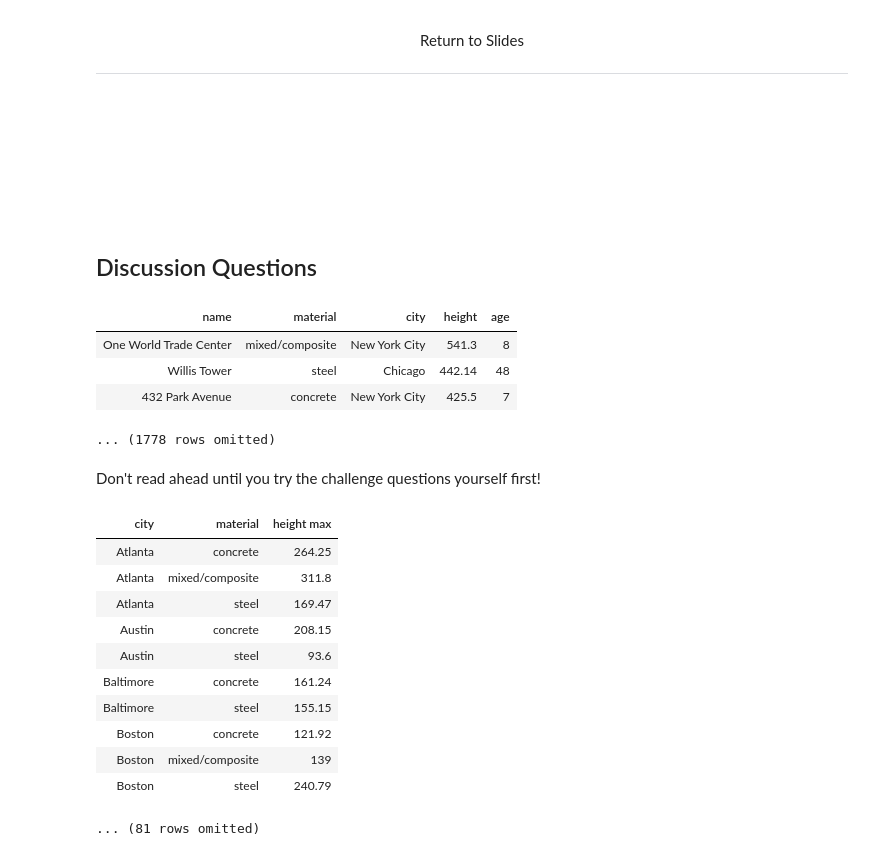
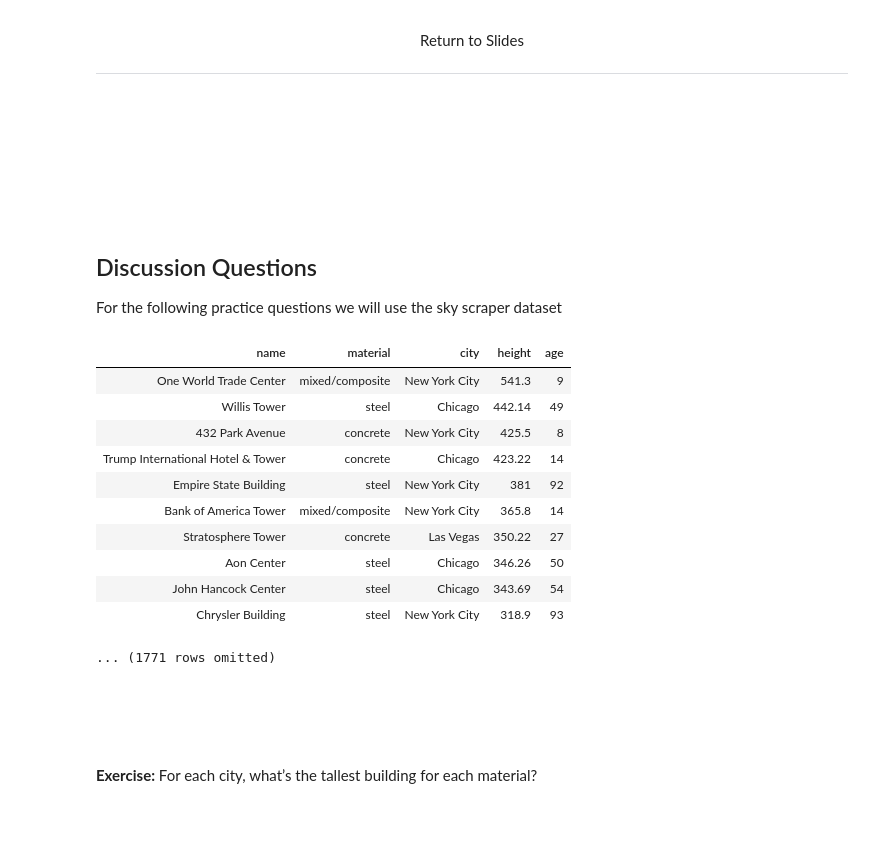
Before and after one commit to data-8/materials-sp23, a Jupyter notebook: lec/lec11.ipynb, the cells around one changed output. Cells and saved outputs as stored; diff of their text form; code cells hidden in the pictures; blank space fills up the shorter version.

```diff
--- a/lec/lec11.ipynb
+++ b/lec/lec11.ipynb
@@ -442,21 +470,34 @@ drinks.join('Cafe', drinks, 'Cafe')
 ---
 
 <br><br><br><br><br>
-# %% [markdown]
-## Discussion Questions ##
+# %% [markdown]
+## Discussion Questions
+
+For the following practice questions we will use the sky scraper dataset
 # %%
 # From the CORGIS Dataset Project
 # By Austin Cory Bart acbart@vt.edu
 # Version 2.0.0, created 3/22/2016
 # https://corgis-edu.github.io/corgis/csv/skyscrapers/
 
-sky = Table.read_table('skyscrapers.csv')
-sky = (sky.with_column('age', 2022 - sky.column('completed'))
-          .drop('completed'))
-sky.show(3)
+this_year = 2023
+sky = Table.read_table("skyscrapers.csv")
+sky = (
+    sky
+    .with_column("age", this_year - sky.column("completed"))
+    .drop("completed")
+)
+sky
 # %% [output]
 | name | material | city | height | age |
-| One World Trade Center | mixed/composite | New York City | 541.3 | 8 |
-| Willis Tower | steel | Chicago | 442.14 | 48 |
-| 432 Park Avenue | concrete | New York City | 425.5 | 7 |
+| One World Trade Center | mixed/composite | New York City | 541.3 | 9 |
+| Willis Tower | steel | Chicago | 442.14 | 49 |
+| 432 Park Avenue | concrete | New York City | 425.5 | 8 |
+| Trump International Hotel & Tower | concrete | Chicago | 423.22 | 14 |
+| Empire State Building | steel | New York City | 381 | 92 |
+| Bank of America Tower | mixed/composite | New York City | 365.8 | 14 |
+| Stratosphere Tower | concrete | Las Vegas | 350.22 | 27 |
+| Aon Center | steel | Chicago | 346.26 | 50 |
+| John Hancock Center | steel | Chicago | 343.69 | 54 |
+| Chrysler Building | steel | New York City | 318.9 | 93 |
-... (1778 rows omitted)
+... (1771 rows omitted)
@@ -468,18 +504,5 @@ sky.show(3)
-# %% [markdown]
-Don't read ahead until you try the challenge questions yourself first!
-# %%
-sky.select('material', 'city', 'height').group(['city', 'material'], collect=max)
-# %% [output]
-| city | material | height max |
-| Atlanta | concrete | 264.25 |
-| Atlanta | mixed/composite | 311.8 |
-| Atlanta | steel | 169.47 |
-| Austin | concrete | 208.15 |
-| Austin | steel | 93.6 |
-| Baltimore | concrete | 161.24 |
-| Baltimore | steel | 155.15 |
-| Boston | concrete | 121.92 |
-| Boston | mixed/composite | 139 |
-| Boston | steel | 240.79 |
-... (81 rows omitted)
+# %% [markdown]
+<br><br><br>
+
+**Exercise:**  For each city, what’s the tallest building for each material?
 # %%
```
Also changed, not shown: parts of 25 cells of this notebook.
